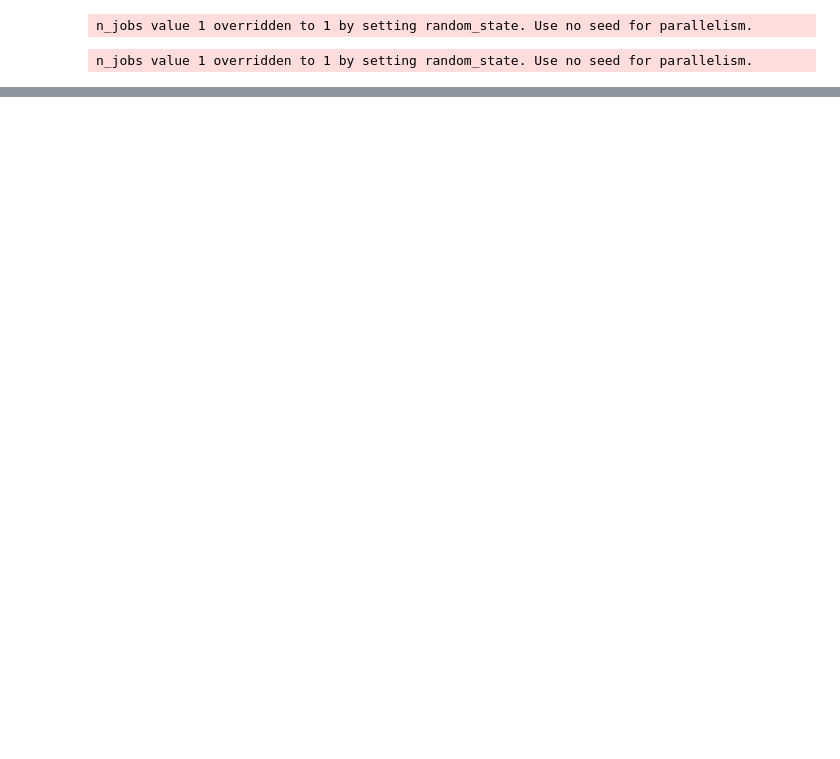
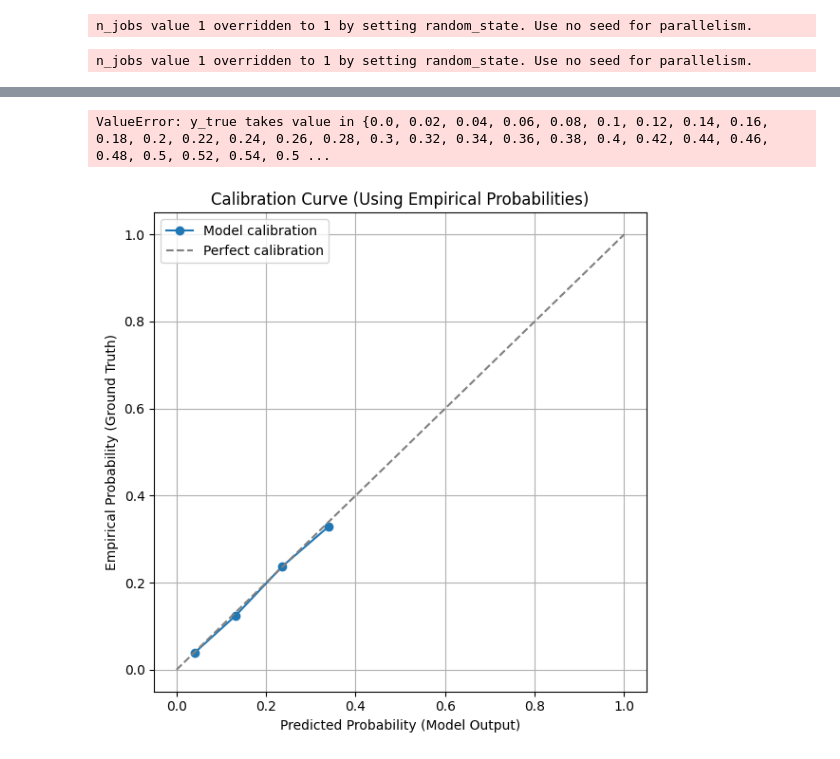
Before and after one commit to mariakesa/LuckyMouse2, a Jupyter notebook: analysis/clustering_and_visualizing.ipynb, the cells around one changed output, grey strips where cells are left out. Cells and saved outputs as stored; diff of their text form; code cells hidden in the pictures; blank space fills up the shorter version.

```diff
--- a/analysis/clustering_and_visualizing.ipynb
+++ b/analysis/clustering_and_visualizing.ipynb
@@ -268,0 +305,68 @@ plot_probability_histograms_by_cluster(average_probs, cluster_labels)
+# %%
+# Load real data
+dat = np.load('/home/maria/LuckyMouse2/pixel_transformer_neuro/data/processed/hybrid_neural_responses_reduced.npy')
+empirical_probs = dat / 50
+
+# Extract same subset
+empirical_subset = empirical_probs[subset_neuron_ids]
+
+# Flatten and plot calibration
+from sklearn.calibration import calibration_curve
+import matplotlib.pyplot as plt
+
+y_true = empirical_subset.flatten()
+y_pred = predicted_probs_subset.flatten()
+valid = np.isfinite(y_true) & np.isfinite(y_pred)
+
+prob_true, prob_pred = calibration_curve(y_true[valid], y_pred[valid], n_bins=10)
+
+plt.plot(prob_pred, prob_true, marker='o', label='Model calibration')
+plt.plot([0, 1], [0, 1], '--', label='Perfect calibration')
+plt.xlabel("Predicted Probability")
+plt.ylabel("Empirical Probability")
+plt.title("Calibration Plot (Random 1000 Neurons)")
+plt.legend()
+plt.grid(True)
+plt.show()
+# %% [output]
+ValueError: y_true takes value in {0.0, 0.02, 0.04, 0.06, 0.08, 0.1, 0.12, 0.14, 0.16, 0.18, 0.2, 0.22, 0.24, 0.26, 0.28, 0.3, 0.32, 0.34, 0.36, 0.38, 0.4, 0.42, 0.44, 0.46, 0.48, 0.5, 0.52, 0.54, 0.5 ...
+# %%
+# y_pred and y_true must be flattened
+import matplotlib.pyplot as plt
+import numpy as np
+
+def manual_calibration_plot(y_pred, y_true, n_bins=10):
+    """Create a manual calibration plot for real-valued targets"""
+    assert y_pred.shape == y_true.shape
+
+    bins = np.linspace(0, 1, n_bins + 1)
+    bin_ids = np.digitize(y_pred, bins) - 1  # bin index per sample
+
+    bin_pred_means = []
+    bin_true_means = []
+    for i in range(n_bins):
+        in_bin = bin_ids == i
+        if np.any(in_bin):
+            bin_pred_means.append(y_pred[in_bin].mean())
+            bin_true_means.append(y_true[in_bin].mean())
+
+    # Plot
+    plt.figure(figsize=(6, 6))
+    plt.plot(bin_pred_means, bin_true_means, marker='o', label='Model calibration')
+    plt.plot([0, 1], [0, 1], linestyle='--', color='gray', label='Perfect calibration')
+    plt.xlabel('Predicted Probability (Model Output)')
+    plt.ylabel('Empirical Probability (Ground Truth)')
+    plt.title('Calibration Curve (Using Empirical Probabilities)')
+    plt.legend()
+    plt.grid(True)
+    plt.tight_layout()
+    plt.show()
+
+
+y_pred = predicted_probs_subset.flatten()
+y_true = empirical_subset.flatten()
+valid = np.isfinite(y_pred) & np.isfinite(y_true)
+
+manual_calibration_plot(y_pred[valid], y_true[valid], n_bins=10)
+# %% [output]
+[figure, added]
```
Also changed, not shown: parts of 3 cells of this notebook, 3 other files.
